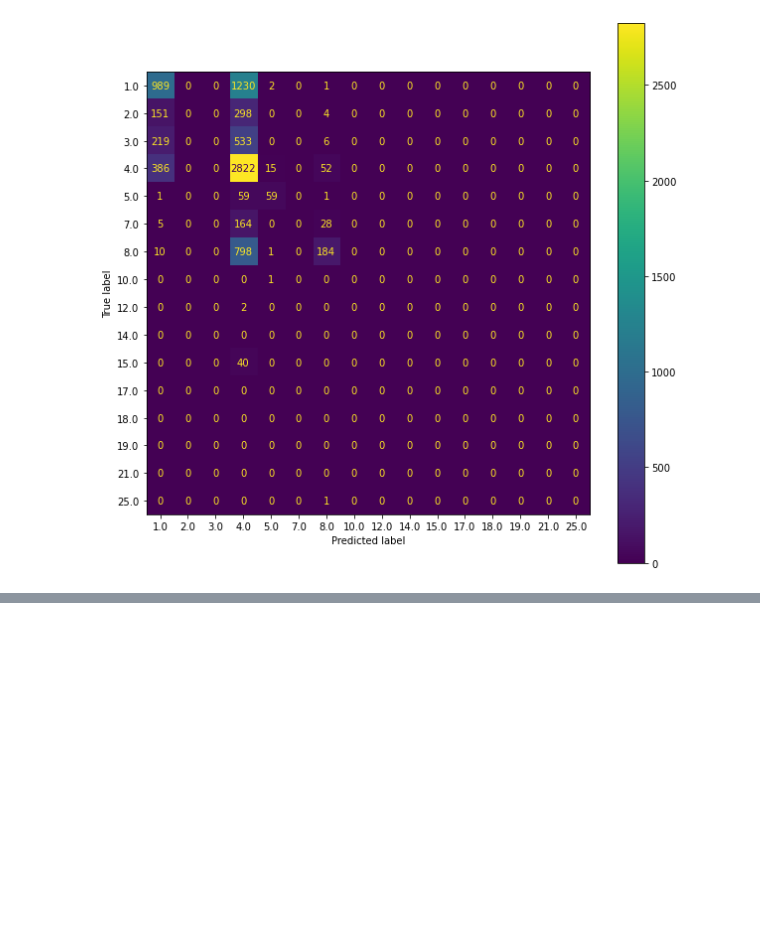
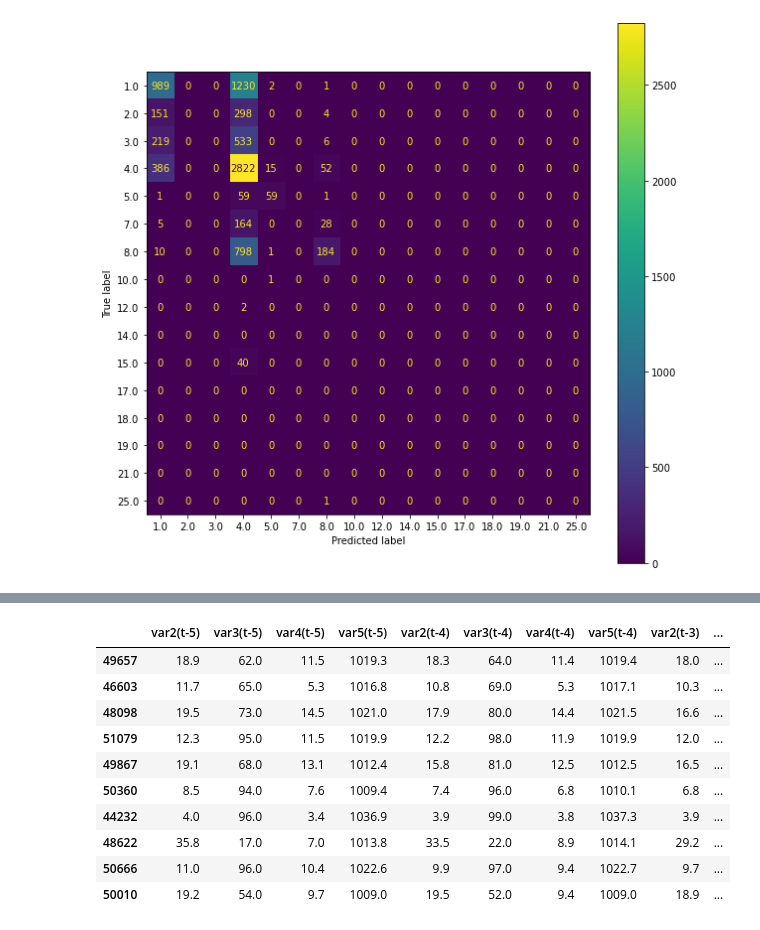
Before and after one commit to yassdenn/WeatherPrediction, a Jupyter notebook: 3_predictionModel.ipynb, the cells around one changed output, grey strips where cells are left out. Drawn from its saved outputs; the diff is of its cells as text; code cells hidden in the pictures; blank space fills up the shorter version.

```diff
--- a/3_predictionModel.ipynb
+++ b/3_predictionModel.ipynb
@@ -118,0 +293,4 @@ disp.plot(ax=ax)
+# %%
+# make a prediction
+yhat = model.predict(test_X)
+test_X = test_X.reshape((test_X.shape[0], test_X.shape[2]))
@@ -118,0 +309,17 @@ disp.plot(ax=ax)
+# %%
+x_test['prediction'] = yhat
+x_test['actual'] = y_test
+# %%
+x_test.sample(10)
+# %% [output]
+|  | var2(t-5) | var3(t-5) | var4(t-5) | var5(t-5) | var2(t-4) | var3(t-4) | var4(t-4) | var5(t-4) | var2(t-3) | ... |
+| 49657 | 18.9 | 62.0 | 11.5 | 1019.3 | 18.3 | 64.0 | 11.4 | 1019.4 | 18.0 | ... |
+| 46603 | 11.7 | 65.0 | 5.3 | 1016.8 | 10.8 | 69.0 | 5.3 | 1017.1 | 10.3 | ... |
+| 48098 | 19.5 | 73.0 | 14.5 | 1021.0 | 17.9 | 80.0 | 14.4 | 1021.5 | 16.6 | ... |
+| 51079 | 12.3 | 95.0 | 11.5 | 1019.9 | 12.2 | 98.0 | 11.9 | 1019.9 | 12.0 | ... |
+| 49867 | 19.1 | 68.0 | 13.1 | 1012.4 | 15.8 | 81.0 | 12.5 | 1012.5 | 16.5 | ... |
+| 50360 | 8.5 | 94.0 | 7.6 | 1009.4 | 7.4 | 96.0 | 6.8 | 1010.1 | 6.8 | ... |
+| 44232 | 4.0 | 96.0 | 3.4 | 1036.9 | 3.9 | 99.0 | 3.8 | 1037.3 | 3.9 | ... |
+| 48622 | 35.8 | 17.0 | 7.0 | 1013.8 | 33.5 | 22.0 | 8.9 | 1014.1 | 29.2 | ... |
+| 50666 | 11.0 | 96.0 | 10.4 | 1022.6 | 9.9 | 97.0 | 9.4 | 1022.7 | 9.7 | ... |
+| 50010 | 19.2 | 54.0 | 9.7 | 1009.0 | 19.5 | 52.0 | 9.4 | 1009.0 | 18.9 | ... |
```
Also changed, not shown: parts of 18 cells of this notebook, 2 other files.
